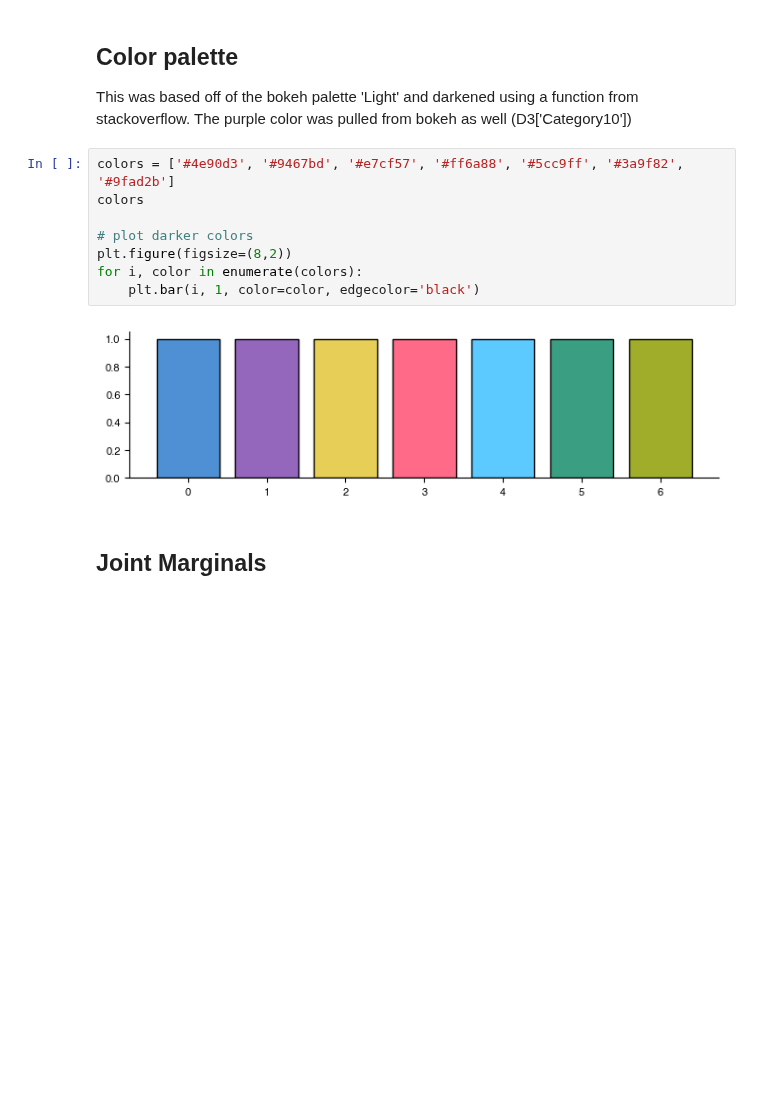
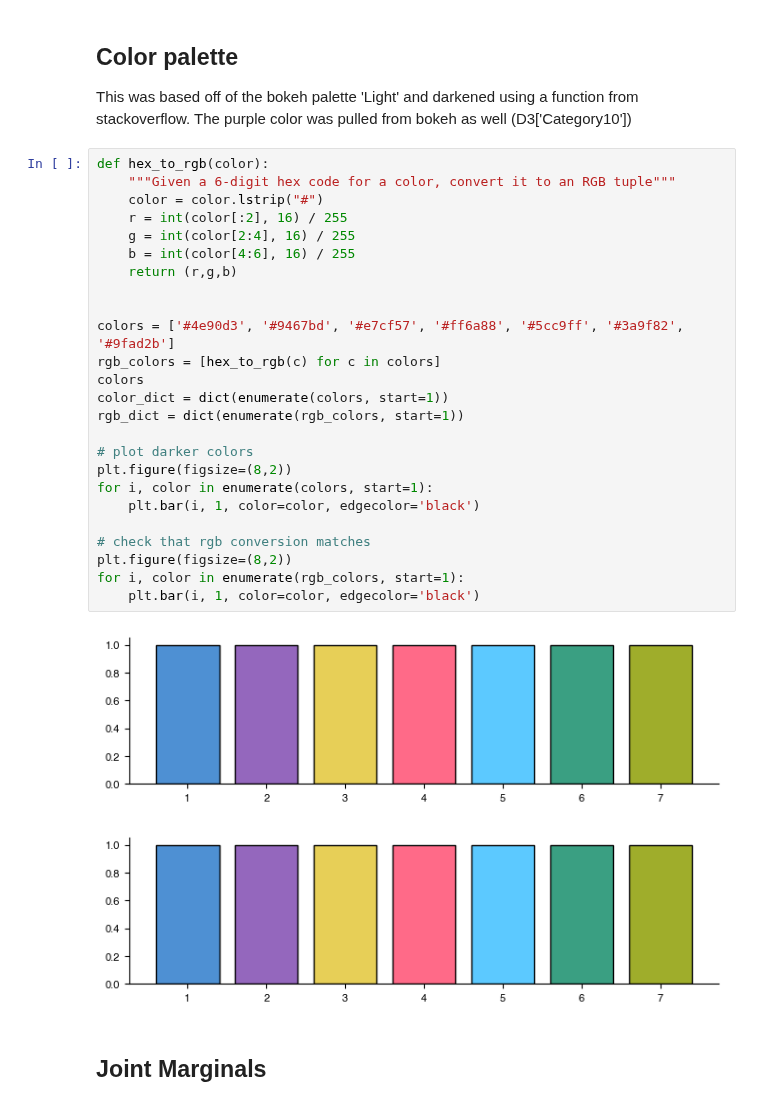
Before and after one commit to Gutierrez-lab/oviIN-inputs, a Jupyter notebook: comparisons_to_fullHB.ipynb, the cells around one changed output. Drawn from its saved outputs; the diff is of its cells as text; blank space fills up the shorter version.

```diff
--- a/comparisons_to_fullHB.ipynb
+++ b/comparisons_to_fullHB.ipynb
@@ -103,16 +103,34 @@ mod = pd.read_csv('modularity_runs/0.0/0-0_98765.txt', header=None, sep=' ', nam
 # %% [markdown]
 ## Color palette
 This was based off of the bokeh palette 'Light' and darkened using a function from stackoverflow. The purple color was pulled from bokeh as well (D3['Category10'])
-# %%
-colors = ['#4e90d3', '#9467bd', '#e7cf57', '#ff6a88', '#5cc9ff', '#3a9f82', '#9fad2b']
-colors
-
-# plot darker colors
-plt.figure(figsize=(8,2))
-for i, color in enumerate(colors):
-    plt.bar(i, 1, color=color, edgecolor='black')
-# %% [output]
-[figure, removed]
+# %%
+def hex_to_rgb(color):
+    """Given a 6-digit hex code for a color, convert it to an RGB tuple"""
+    color = color.lstrip("#")
+    r = int(color[:2], 16) / 255
+    g = int(color[2:4], 16) / 255
+    b = int(color[4:6], 16) / 255
+    return (r,g,b)
+
+
+colors = ['#4e90d3', '#9467bd', '#e7cf57', '#ff6a88', '#5cc9ff', '#3a9f82', '#9fad2b']
+rgb_colors = [hex_to_rgb(c) for c in colors]
+colors
+color_dict = dict(enumerate(colors, start=1))
+rgb_dict = dict(enumerate(rgb_colors, start=1))
+
+# plot darker colors
+plt.figure(figsize=(8,2))
+for i, color in enumerate(colors, start=1):
+    plt.bar(i, 1, color=color, edgecolor='black')
+
+# check that rgb conversion matches
+plt.figure(figsize=(8,2))
+for i, color in enumerate(rgb_colors, start=1):
+    plt.bar(i, 1, color=color, edgecolor='black')
+# %% [output]
+[figure, added]
+[figure, added]
 # %% [markdown]
 ## Joint Marginals
 # %% [markdown]
```
Also changed, not shown: parts of 4 cells of this notebook, 1 other file.
